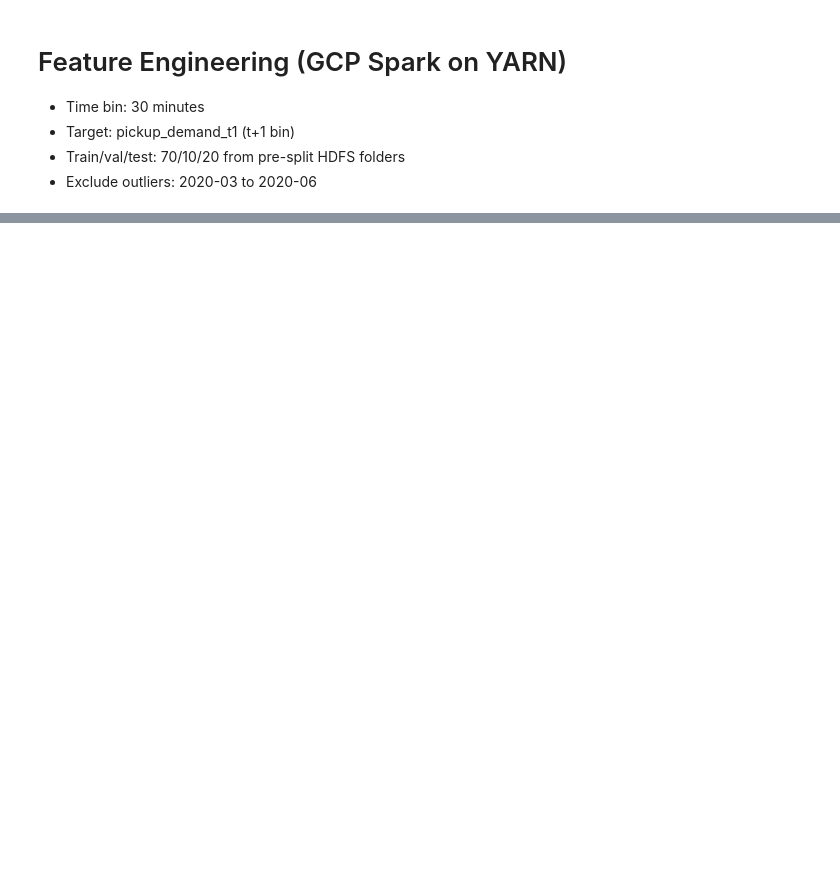
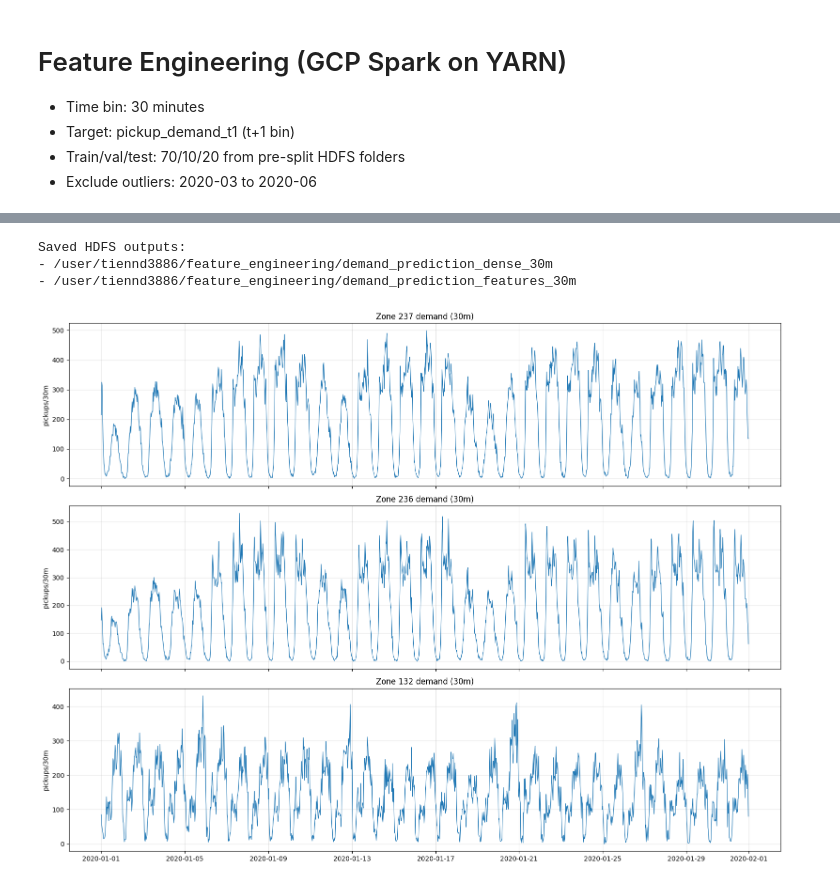
Before and after one commit to PhucLee2304/BTL-MMDS, a Jupyter notebook: code/hybrid_regression_holt_winters/gcp_src/feature_engineering.ipynb, the cells around one changed output, grey strips where cells are left out. Cells and saved outputs as stored; diff of their text form; code cells hidden in the pictures; blank space fills up the shorter version.

```diff
--- a/code/hybrid_regression_holt_winters/gcp_src/feature_engineering.ipynb
+++ b/code/hybrid_regression_holt_winters/gcp_src/feature_engineering.ipynb
@@ -35,11 +35,13 @@ spark = (
     .config("spark.eventLog.enabled", "true")
     .config("spark.executor.instances", "3")
     .config("spark.executor.cores", "3")
-    .config("spark.executor.memory", "6g")
+    .config("spark.executor.memory", "8g")
     .config("spark.executor.memoryOverhead", "1g")
-    .config("spark.driver.memory", "4g")
+    .config("spark.driver.memory", "3g")
     .config("spark.driver.memoryOverhead", "1g")
-    .config("spark.sql.shuffle.partitions", "96")
+    .config("spark.sql.shuffle.partitions", "64")
+    .config("spark.sql.parquet.mergeSchema", "true")
+    .config("spark.sql.parquet.enableVectorizedReader", "false")
     .getOrCreate()
  )
 spark.sparkContext.setLogLevel("WARN")
@@ -125,7 +125,7 @@ dense_df = (
     zone_dim.crossJoin(time_dim)
     .join(demand, on=["split", ZONE_COL, BIN_COL], how="left")
     .fillna({CURRENT_COL: 0.0})
-    .repartition(96, "split", ZONE_COL)
+    .repartition(96)
     .cache()
  )
 print("Dense rows:", dense_df.count())
@@ -175,31 +183,37 @@ print("Feature rows:", features_df.count())
 # %%
 dense_df.write.mode("overwrite").parquet(OUT_DENSE)
 features_df.write.mode("overwrite").parquet(OUT_FEATURES)
 print("Saved HDFS outputs:")
 print("-", OUT_DENSE)
 print("-", OUT_FEATURES)
 
 zone_rank = (
     train_dense.groupBy(ZONE_COL).agg(F.sum(CURRENT_COL).alias("total"))
     .orderBy(F.col("total").desc()).limit(3)
  )
 top_zones = [r[ZONE_COL] for r in zone_rank.collect()]
 plot_df = (
     train_dense.where(F.col(ZONE_COL).isin(top_zones))
-    .orderBy(ZONE_COL, BIN_COL).limit(5000).toPandas()
+    .where(F.col(BIN_COL) < F.lit("2020-02-01"))
+    .orderBy(ZONE_COL, BIN_COL).toPandas()
  )
 if len(plot_df) > 0:
     fig, axes = plt.subplots(len(top_zones), 1, figsize=(16, 4 * len(top_zones)), sharex=True)
     if len(top_zones) == 1:
         axes = [axes]
     for ax, z in zip(axes, top_zones):
         tmp = plot_df[plot_df[ZONE_COL] == z]
         ax.plot(tmp[BIN_COL], tmp[CURRENT_COL], linewidth=0.9)
         ax.set_title(f"Zone {z} demand (30m)")
         ax.set_ylabel("pickups/30m")
         ax.grid(alpha=0.3)
     plt.tight_layout()
     plt.show()
 
 spark.catalog.clearCache()
 spark.stop()
+# %% [output]
+Saved HDFS outputs:
+- /user/tiennd3886/feature_engineering/demand_prediction_dense_30m
+- /user/tiennd3886/feature_engineering/demand_prediction_features_30m
+[figure, added]
```
Also changed, not shown: parts of 4 cells of this notebook.
